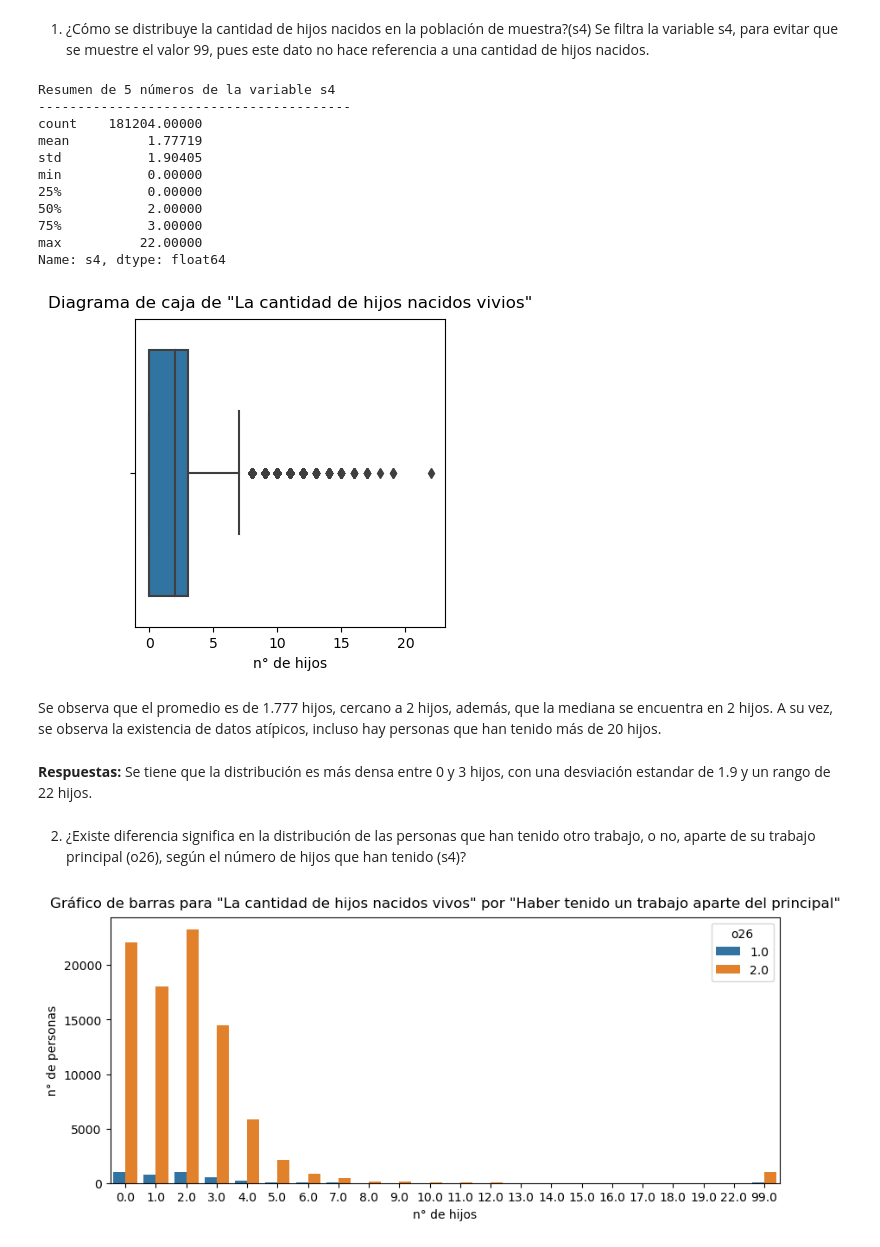
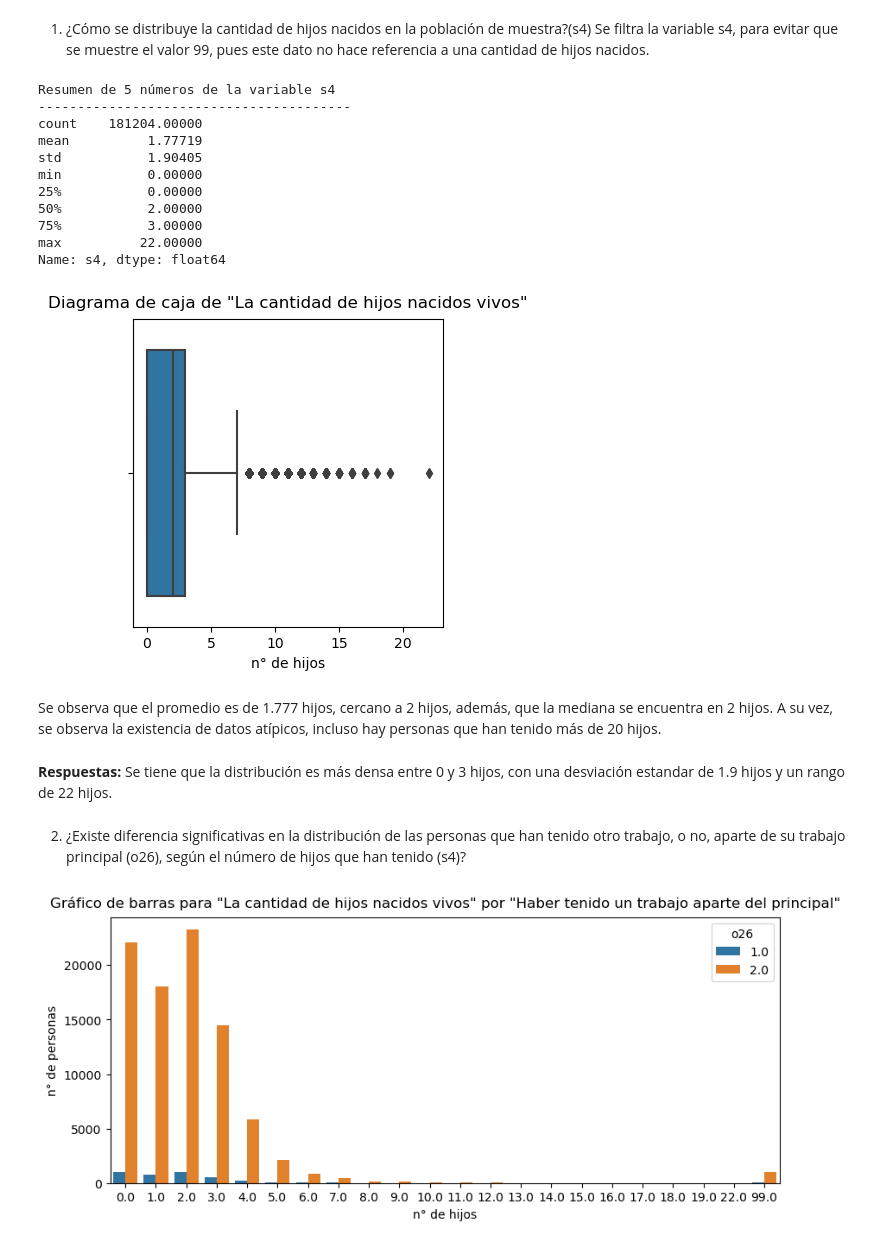
Before and after one commit to YosaByte/Taller_4, a Jupyter notebook: Tarea_4.ipynb, the cells around one changed output. Drawn from its saved outputs; the diff is of its cells as text; code cells hidden in the pictures.

```diff
--- a/Tarea_4.ipynb
+++ b/Tarea_4.ipynb
@@ -90,32 +90,32 @@ Se filtra la variable s4, para evitar que se muestre el valor 99, pues este dato
 # %%
 casen_nacidos=casen[casen['s4']<80]
 print("Resumen de 5 números de la variable s4")
 print("-"*40)
 print(casen_nacidos['s4'].describe())
 plt.figure(figsize=(4,4))
 sns.boxplot(x=casen_nacidos['s4'])
-plt.title('Diagrama de caja de "La cantidad de hijos nacidos vivios"',y=1.01)
+plt.title('Diagrama de caja de "La cantidad de hijos nacidos vivos"',y=1.01)
 plt.xlabel('n° de hijos')
 plt.show()
 # %% [output]
 Resumen de 5 números de la variable s4
 ----------------------------------------
 count    181204.00000
 mean          1.77719
 std           1.90405
 min           0.00000
 25%           0.00000
 50%           2.00000
 75%           3.00000
 max          22.00000
 Name: s4, dtype: float64
-[figure, old version]
+[figure, new version]
 # %% [markdown]
 Se observa que el promedio es de 1.777 hijos, cercano a 2 hijos, además, que la mediana se encuentra en 2 hijos. A su vez, se observa la existencia de datos atípicos, incluso hay personas que han tenido más de 20 hijos.
 # %% [markdown]
-**Respuestas:** Se tiene que la distribución es más densa entre 0 y 3 hijos, con una desviación estandar de 1.9 y un rango de 22 hijos.
+**Respuestas:** Se tiene que la distribución es más densa entre 0 y 3 hijos, con una desviación estandar de 1.9 hijos y un rango de 22 hijos.
 # %% [markdown]
-2)	¿Existe diferencia significa en la distribución de las personas que han tenido otro trabajo, o no, aparte de su trabajo principal (o26), según el número de hijos que han tenido (s4)?
+2)	¿Existe diferencia significativas en la distribución de las personas que han tenido otro trabajo, o no, aparte de su trabajo principal (o26), según el número de hijos que han tenido (s4)?
 # %%
 plt.figure(figsize=(10,4))
 count_plot = sns.countplot(x = casen.s4, hue = casen.o26)
```
Also changed, not shown: parts of 23 cells of this notebook.
